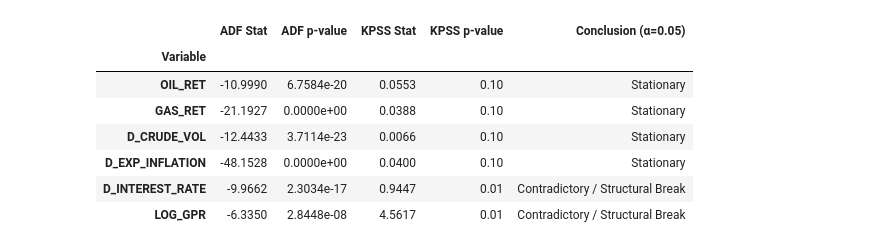
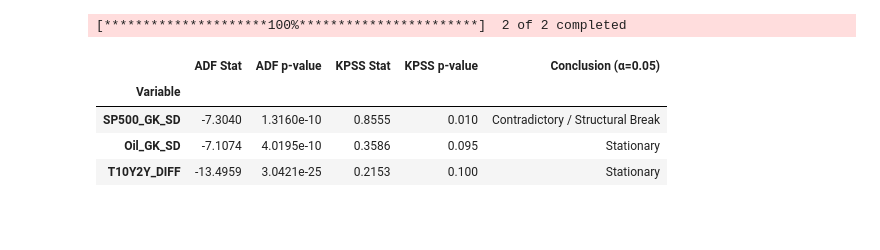
Before and after one commit to Deangr-econ/Quant_methods_project, a Jupyter notebook: VAR_GPRD_OIL_GAS.ipynb, the cells around one changed output. Drawn from its saved outputs; the diff is of its cells as text; code cells hidden in the pictures; blank space fills up the shorter version.

```diff
--- a/VAR_GPRD_OIL_GAS.ipynb
+++ b/VAR_GPRD_OIL_GAS.ipynb
@@ -34,0 +40,25 @@ fred_data['INTEREST_RATE'] = pd.to_numeric(fred_data['INTEREST_RATE'], errors='c
+# %%
+start_date = "1990-01-01"
+end_date = "2026-09-01"
+
+raw_prices = yf.download(["^GSPC", "CL=F"], start=start_date, end=end_date)
+
+df_vol = pd.DataFrame(index=raw_prices.index)
+df_vol["SP500_GK_SD"] = gf.garman_klass_sd(raw_prices, "^GSPC")
+df_vol["Oil_GK_SD"] = gf.garman_klass_sd(raw_prices, "CL=F")
+df_vol.index = pd.to_datetime(df_vol.index).tz_localize(None).normalize()
+
+# 4. Pull 10Y-2Y Treasury Yield Spread from FRED
+# T10Y2Y represents 10Y minus 2Y constant maturity yield spread (in percentage points)
+fred_spread = fred.get_series('T10Y2Y', observation_start=start_date)
+fred_spread.index = pd.to_datetime(fred_spread.index).normalize()
+
+fred_spread_diff = fred_spread.diff()
+fred_spread_diff.name = "T10Y2Y_DIFF"
+
+df_vol = df_vol.join(fred_spread_diff)
+
+# 5. Clean Alignment
+master_vol = df_vol.dropna()
+# %% [output]
+[*********************100%***********************]  2 of 2 completed
@@ -35,39 +108,22 @@ fred_data['INTEREST_RATE'] = pd.to_numeric(fred_data['INTEREST_RATE'], errors='c
 # %%
-#2. Data transformation
-
-
-# # Download Energy Futures
-# fred_data = yf.download(
-#     tickers=['CL=F', 'NG=F'],
-#     start='1990-01-01',
-#     auto_adjust=True
-# )['Close']
-
-# Strip timezone if present
-fred_data.index = pd.to_datetime(fred_data.index).tz_localize(None)
-gpr.index = pd.to_datetime(gpr.index).tz_localize(None)
-
-merged = fred_data.join(gpr['GPRD'], how='inner')
-# 2. Find the first timestamp where ALL columns have non-null values
-first_valid = merged.dropna().index.min()
-# 3. Slice from that date onward
-data = merged.loc[first_valid:].dropna()
-
 # 4. Clean non-positive crude anomaly (2020-04-20)
-data['OIL_PRICE'] = data['OIL_PRICE'].mask(data['OIL_PRICE'] <= 0).ffill()
+# data['oil'] = data['oil'].mask(data['oil'] <= 0).ffill()
 
 # 5. Build explicit stationary DataFrame for VAR estimation
-var_df = pd.DataFrame(index=data.index)
+# var_df = pd.DataFrame(index=data.index)
 
-var_df['OIL_RET'] = np.log(data['OIL_PRICE']).diff() # 1. Asset Prices -> Log returns
-var_df['GAS_RET'] = np.log(data['GAS_PRICE']).diff()
+# var_df['sp500'] = np.log(data['sp500']).diff() # 1. Asset Prices -> Log returns
+# var_df['oil_RET'] = np.log(data['oil']).diff() # 1. Asset Prices -> Log returns
 
-var_df['D_CRUDE_VOL'] = data['CRUDE_VOLATILITY'].diff() # 2. Volatility -> First differences (keeps linear scale intact)
+# var_df['GAS_RET'] = np.log(data['GAS_PRICE']).diff()
+# var_df['D_CRUDE_VOL'] = data['CRUDE_VOLATILITY'].diff() # 2. Volatility -> First differences (keeps linear scale intact)
 
-var_df['D_EXP_INFLATION'] = data['EXP_INFLATION'].diff() # 3. Rates & Percentages -> First differences (avoids log of zero/negative numbers)
-var_df['D_INTEREST_RATE'] = data['INTEREST_RATE'].diff()
+# var_df['i2'] = data['i2'].diff() # 3. Rates & Percentages -> First differences (avoids log of zero/negative numbers)
 
-var_df['LOG_GPR'] = np.log(data['GPRD'].clip(lower=1e-5)) # 4. Geopolitical Risk Index -> Log level (stationary; measures proportional shock intensity)
+# var_df['i5'] = data['i5'].diff()
+# var_df['i10'] = data['i10'].diff()
+
+# var_df['LOG_GPR'] = np.log(data['GPRD'].clip(lower=1e-5)) # 4. Geopolitical Risk Index -> Log level (stationary; measures proportional shock intensity)
 
 # Drop initial NaN created by differencing
-var_df = var_df.dropna()
+# var_df = var_df.dropna()
@@ -122,14 +130,11 @@ def test_stationarity_table(df, regression="c", alpha=0.05):
 # %%
 # 3. Testing for Unit Root / Stationarity
 
-stationarity_results = test_stationarity_table(var_df)
+stationarity_results = gf.test_stationarity_table(data)
 stationarity_results
 # %% [output]
 |  | ADF Stat | ADF p-value | KPSS Stat | KPSS p-value | Conclusion (α=0.05) |
 | Variable |  |  |  |  |  |
-| OIL_RET | -10.9990 | 6.7584e-20 | 0.0553 | 0.10 | Stationary |
-| GAS_RET | -21.1927 | 0.0000e+00 | 0.0388 | 0.10 | Stationary |
-| D_CRUDE_VOL | -12.4433 | 3.7114e-23 | 0.0066 | 0.10 | Stationary |
-| D_EXP_INFLATION | -48.1528 | 0.0000e+00 | 0.0400 | 0.10 | Stationary |
-| D_INTEREST_RATE | -9.9662 | 2.3034e-17 | 0.9447 | 0.01 | Contradictory / Structural Break |
-| LOG_GPR | -6.3350 | 2.8448e-08 | 4.5617 | 0.01 | Contradictory / Structural Break |
+| SP500_GK_SD | -7.3040 | 1.3160e-10 | 0.8555 | 0.010 | Contradictory / Structural Break |
+| Oil_GK_SD | -7.1074 | 4.0195e-10 | 0.3586 | 0.095 | Stationary |
+| T10Y2Y_DIFF | -13.4959 | 3.0421e-25 | 0.2153 | 0.100 | Stationary |
```
Also changed, not shown: parts of 19 cells of this notebook.
